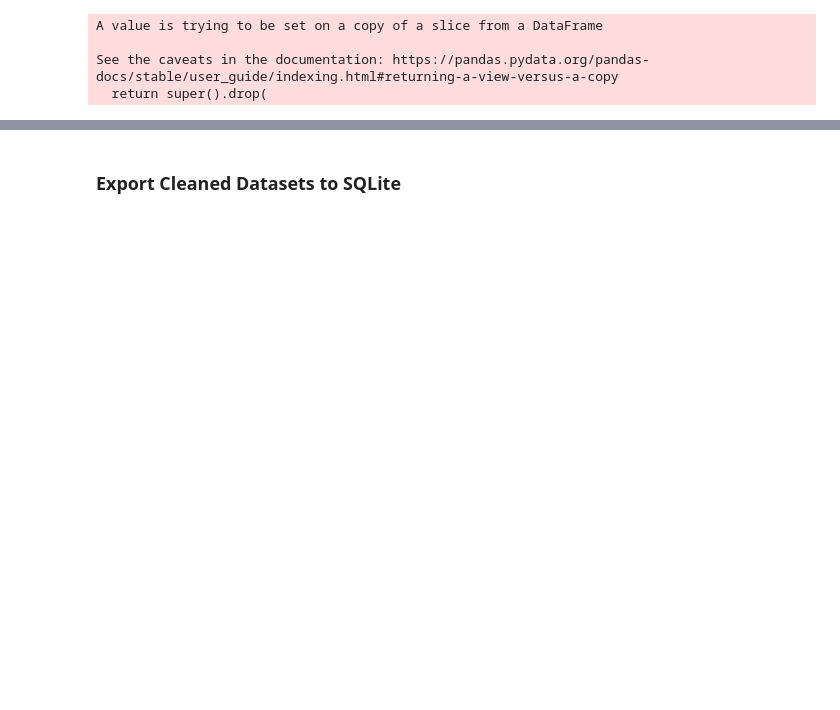
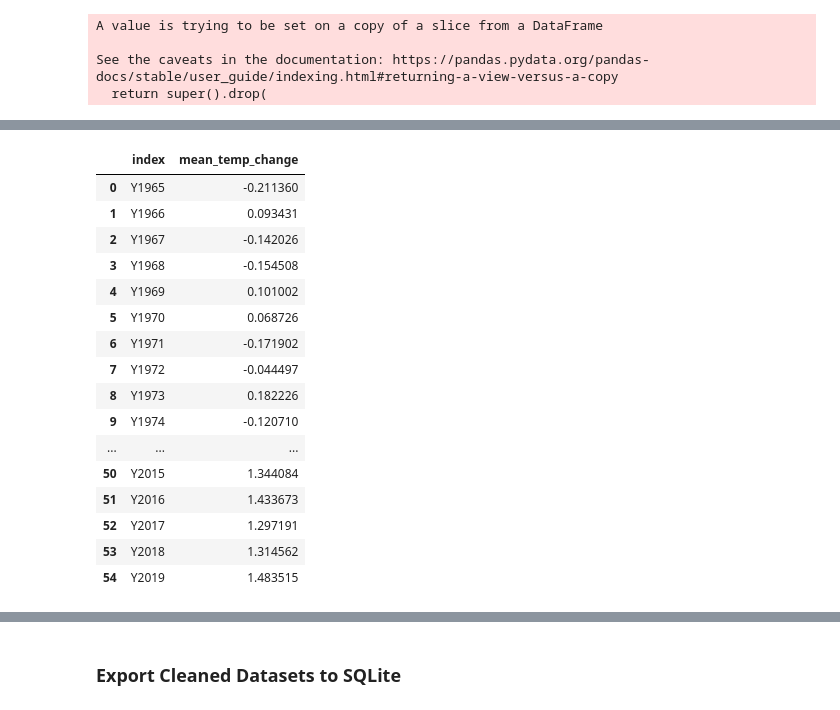
Before and after one commit to yuyhong23/One-Hot_Future, a Jupyter notebook: data_cleaning_temperature.ipynb, the cells around one changed output, grey strips where cells are left out. Cells and saved outputs as stored; diff of their text form; code cells hidden in the pictures; blank space fills up the shorter version.

```diff
--- a/data_cleaning_temperature.ipynb
+++ b/data_cleaning_temperature.ipynb
@@ -212,0 +193,6 @@ Name: Area, Length: 3408, dtype: object
+# %%
+# Mean of all countries/regions for each year
+mean_data = test_kaggle.mean(axis=0)
+all_mean_df = pd.DataFrame(mean_data)
+all_mean_df.columns = ['mean_temp_change']
+all_mean_df.head()
@@ -212,0 +206,20 @@ Name: Area, Length: 3408, dtype: object
+# %%
+all_mean_df.reset_index(drop=False)
+# %% [output]
+|  | index | mean_temp_change |
+| 0 | Y1965 | -0.211360 |
+| 1 | Y1966 | 0.093431 |
+| 2 | Y1967 | -0.142026 |
+| 3 | Y1968 | -0.154508 |
+| 4 | Y1969 | 0.101002 |
+| 5 | Y1970 | 0.068726 |
+| 6 | Y1971 | -0.171902 |
+| 7 | Y1972 | -0.044497 |
+| 8 | Y1973 | 0.182226 |
+| 9 | Y1974 | -0.120710 |
+| ... | ... | ... |
+| 50 | Y2015 | 1.344084 |
+| 51 | Y2016 | 1.433673 |
+| 52 | Y2017 | 1.297191 |
+| 53 | Y2018 | 1.314562 |
+| 54 | Y2019 | 1.483515 |
```
Also changed, not shown: parts of 34 cells of this notebook, 1 other file.
